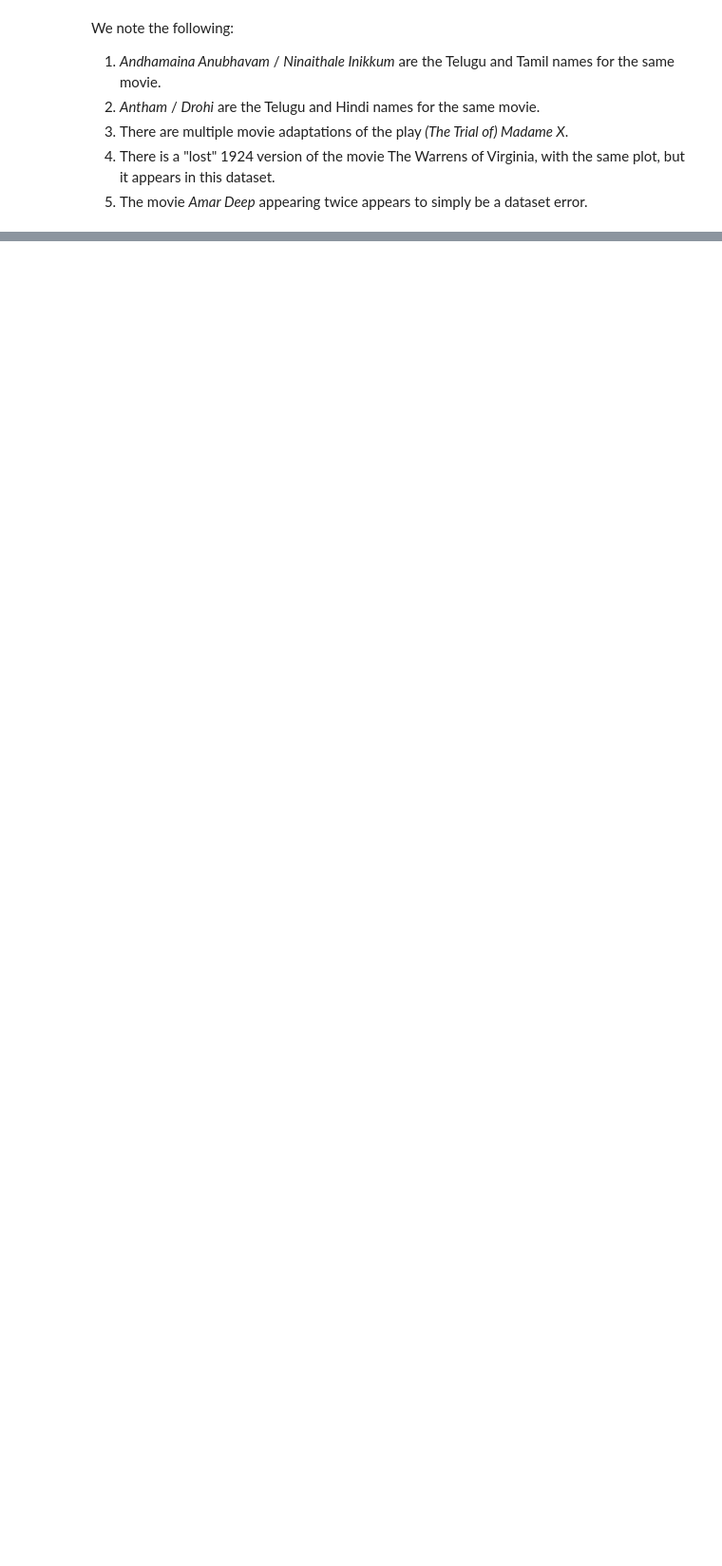
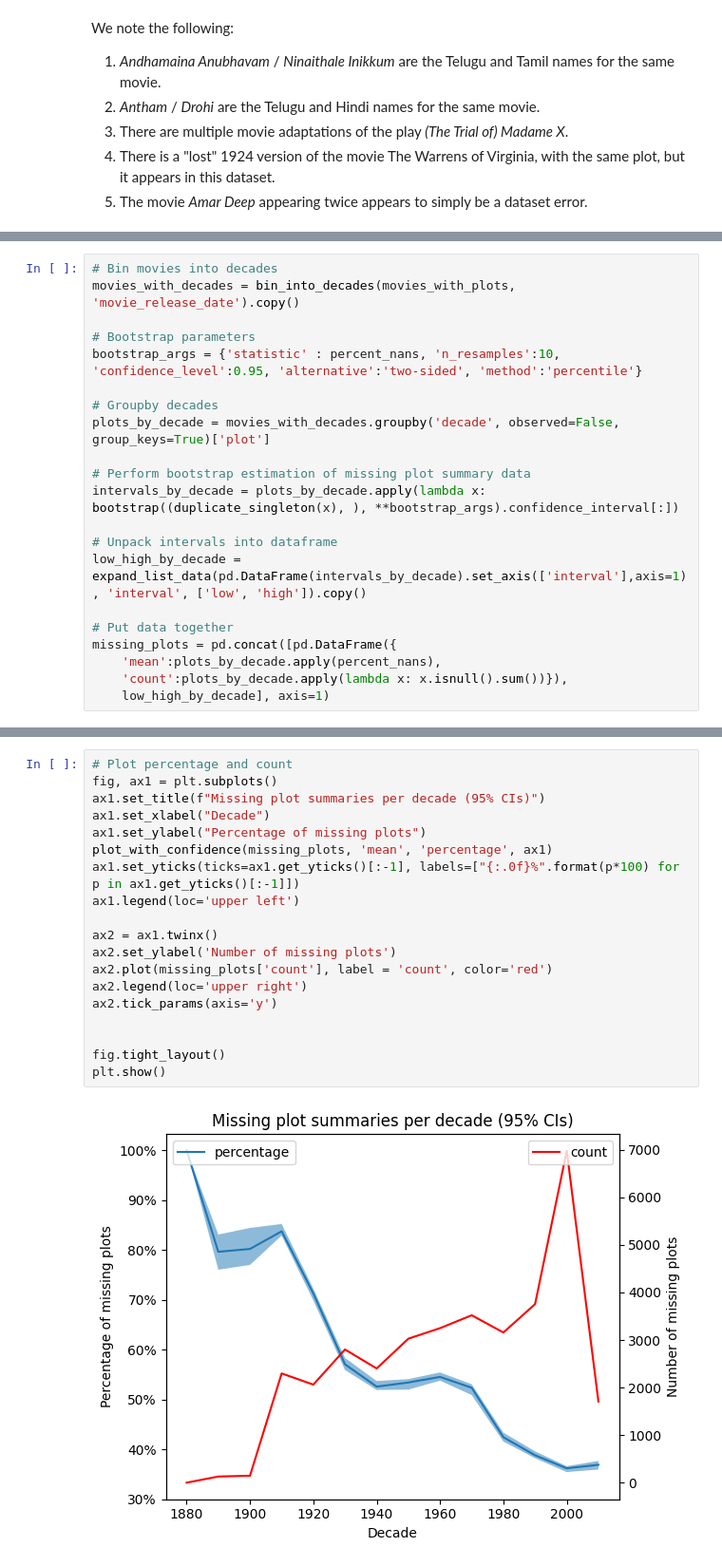
Before and after one commit to epfl-ada/ada-2023-project-adacalypse, a Jupyter notebook: code/keyphrases.ipynb, the cells around one changed output, grey strips where cells are left out. Shown: that part at 95% size. Drawn from its saved outputs; the diff is of its cells as text; blank space fills up the shorter version.

Commit message:
Update keyphrases.ipynb
Add missing data visualisation

```diff
--- a/code/keyphrases.ipynb
+++ b/code/keyphrases.ipynb
@@ -150,0 +160,21 @@ What is the percentage of missing plot summary data per year?
+# %%
+# Bin movies into decades
+movies_with_decades = bin_into_decades(movies_with_plots, 'movie_release_date').copy()
+
+# Bootstrap parameters
+bootstrap_args = {'statistic' : percent_nans, 'n_resamples':10, 'confidence_level':0.95, 'alternative':'two-sided', 'method':'percentile'}
+
+# Groupby decades
+plots_by_decade = movies_with_decades.groupby('decade', observed=False, group_keys=True)['plot']
+
+# Perform bootstrap estimation of missing plot summary data
+intervals_by_decade = plots_by_decade.apply(lambda x: bootstrap((duplicate_singleton(x), ), **bootstrap_args).confidence_interval[:])
+
+# Unpack intervals into dataframe
+low_high_by_decade = expand_list_data(pd.DataFrame(intervals_by_decade).set_axis(['interval'],axis=1), 'interval', ['low', 'high']).copy()
+
+# Put data together
+missing_plots = pd.concat([pd.DataFrame({
+    'mean':plots_by_decade.apply(percent_nans),
+    'count':plots_by_decade.apply(lambda x: x.isnull().sum())}),
+    low_high_by_decade], axis=1)
@@ -150,0 +183,21 @@ What is the percentage of missing plot summary data per year?
+# %%
+# Plot percentage and count
+fig, ax1 = plt.subplots()
+ax1.set_title(f"Missing plot summaries per decade (95% CIs)")
+ax1.set_xlabel("Decade")
+ax1.set_ylabel("Percentage of missing plots")
+plot_with_confidence(missing_plots, 'mean', 'percentage', ax1)
+ax1.set_yticks(ticks=ax1.get_yticks()[:-1], labels=["{:.0f}%".format(p*100) for p in ax1.get_yticks()[:-1]])
+ax1.legend(loc='upper left')
+
+ax2 = ax1.twinx()
+ax2.set_ylabel('Number of missing plots')
+ax2.plot(missing_plots['count'], label = 'count', color='red')
+ax2.legend(loc='upper right')
+ax2.tick_params(axis='y')
+
+
+fig.tight_layout()
+plt.show()
+# %% [output]
+[figure, added]
```
Also changed, not shown: parts of 9 cells of this notebook.
